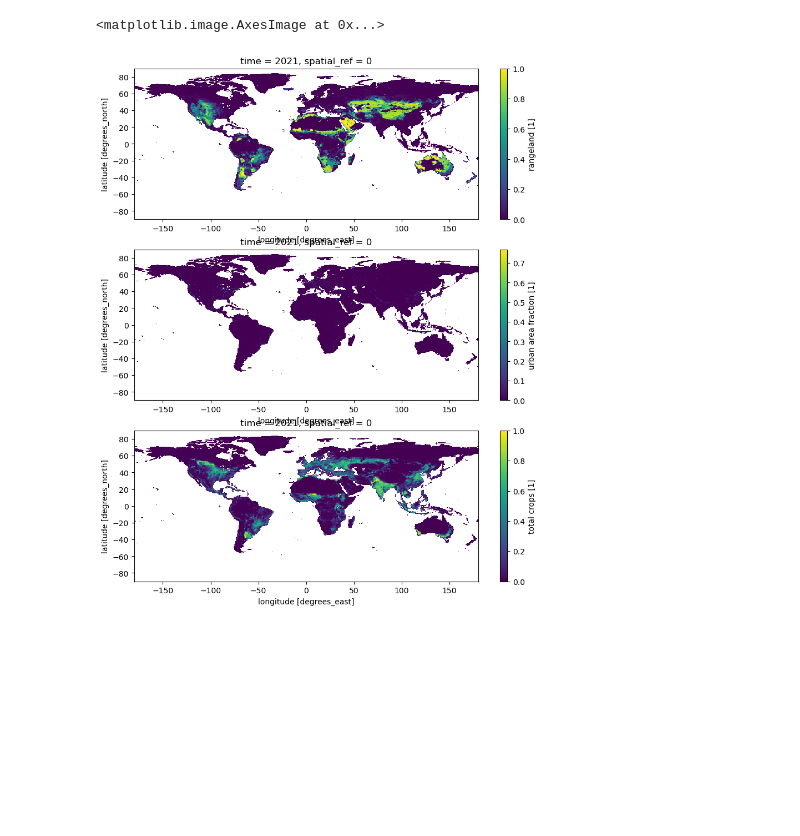
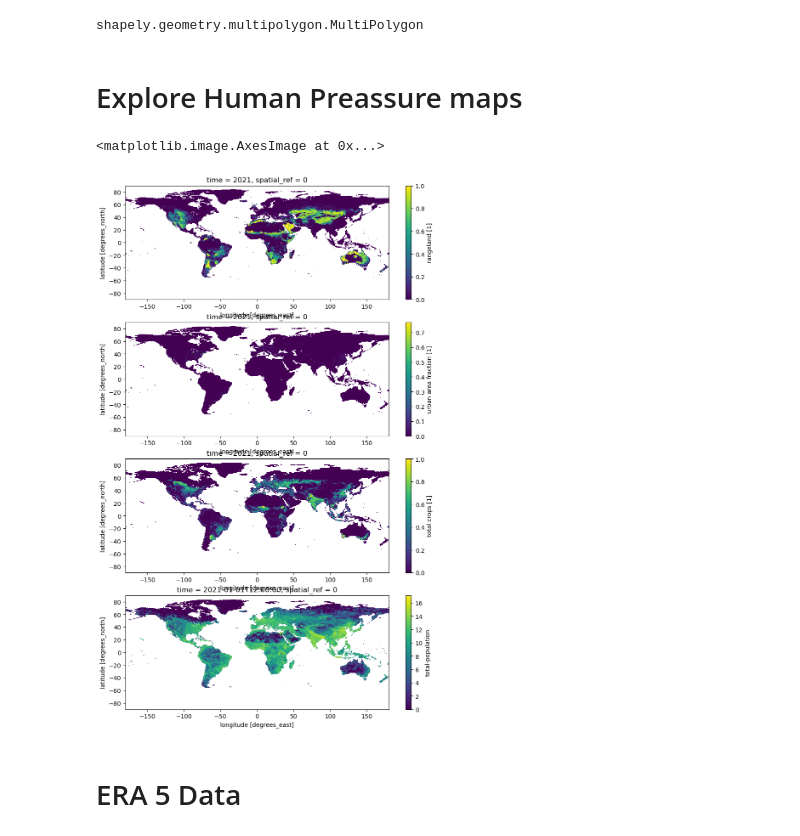
Before and after one commit to Copani/RedList_Climate, a Jupyter notebook: explore_erm_data.ipynb, the cells around one changed output. Drawn from its saved outputs; the diff is of its cells as text; code cells hidden in the pictures; blank space fills up the shorter version.

```diff
--- a/explore_erm_data.ipynb
+++ b/explore_erm_data.ipynb
@@ -44,0 +30,5 @@ https://www.nature.com/articles/s41597-022-01284-8
+# %%
+gdf_i = gaa2.iloc[[4]]
+type(gdf_i['geometry'].iloc[0])
+# %% [output]
+shapely.geometry.multipolygon.MultiPolygon
@@ -45,3 +37,5 @@ https://www.nature.com/articles/s41597-022-01284-8
+# %% [markdown]
+# Explore Human Preassure maps
 # %%
 # load urban areas, cropland pastures
 urban = xr.open_dataset("../Data/HYDE_landuse_pop_1901_2021/landuse-urbanareas_histsoc_annual_1901_2021.nc", decode_coords="all", decode_times=False)
@@ -57,17 +51,27 @@ pasture['time'] = (pasture['time'] + 1901 - pasture['time'][0]).astype(int)
 urban = urban.rio.write_crs("EPSG:4326")
 crop = crop.rio.write_crs("EPSG:4326")
 pasture = pasture.rio.write_crs("EPSG:4326")
+# %%
+# load population data
+pop = xr.open_dataset('../Data/HYDE_landuse_pop_1901_2021/population_histsoc_30arcmin_annual_1901_2021.nc')
+pop = pop.rio.write_crs("EPSG:4326")
+# take the logp1 of the population
+pop['total-population'] = np.log(pop['total-population'] + 1)
 # %%
 # plot 2021
 
 %matplotlib inline
-plt.figure(figsize=(10,12))
-plt.subplot(3,1,1)
+plt.figure(figsize=(10,16))
+plt.subplot(4,1,1)
 pasture.sel(time=2021).rangeland.plot.imshow(cmap='viridis', add_colorbar=True)
-plt.subplot(3,1,2)
+plt.subplot(4,1,2)
 urban.sel(time=2021).urbanareas.plot.imshow(cmap='viridis', add_colorbar=True)
-plt.subplot(3,1,3)
+plt.subplot(4,1,3)
 crop.sel(time=2021).cropland_total.plot.imshow(cmap='viridis', add_colorbar=True)
+plt.subplot(4,1,4)
+pop['total-population'].sel(time=pop['time.year']==2021)[0,:,:].plot.imshow(cmap='viridis', add_colorbar=True)
 # %% [output]
 <matplotlib.image.AxesImage at 0x...>
-[figure, old version]
+[figure, new version]
+# %% [markdown]
+# ERA 5 Data
```
Also changed, not shown: parts of 32 cells of this notebook, 37 other files.
